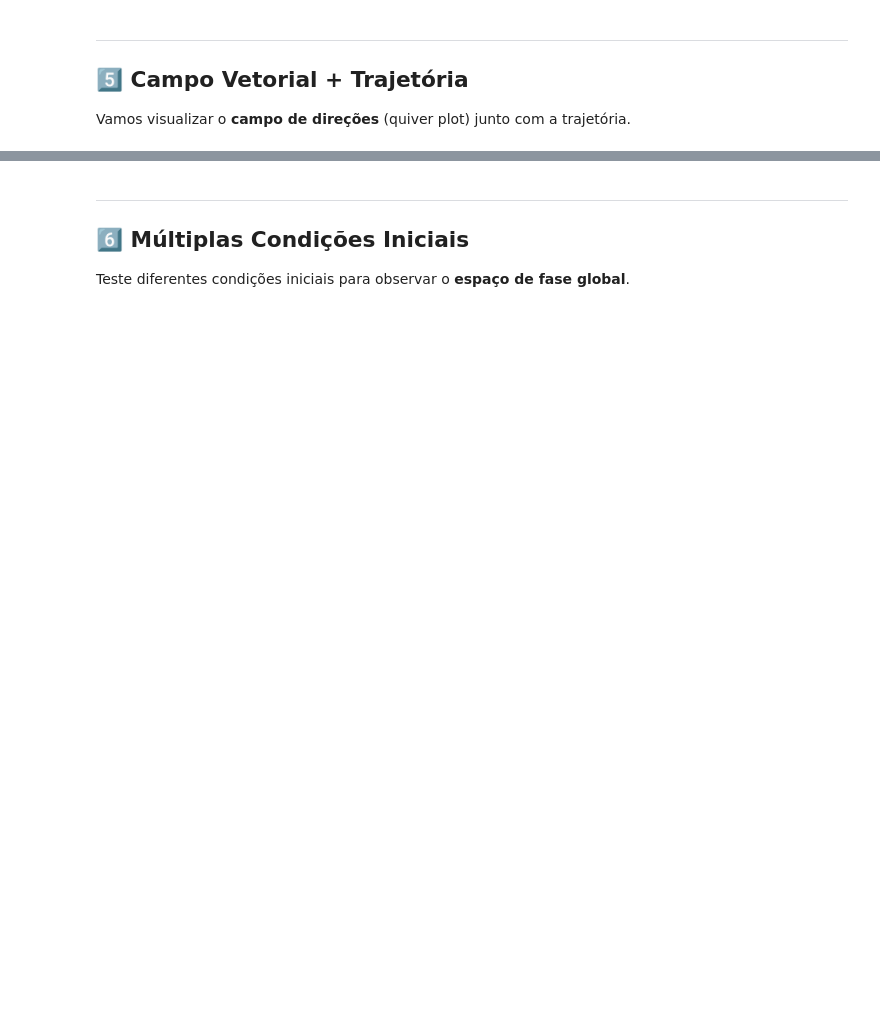
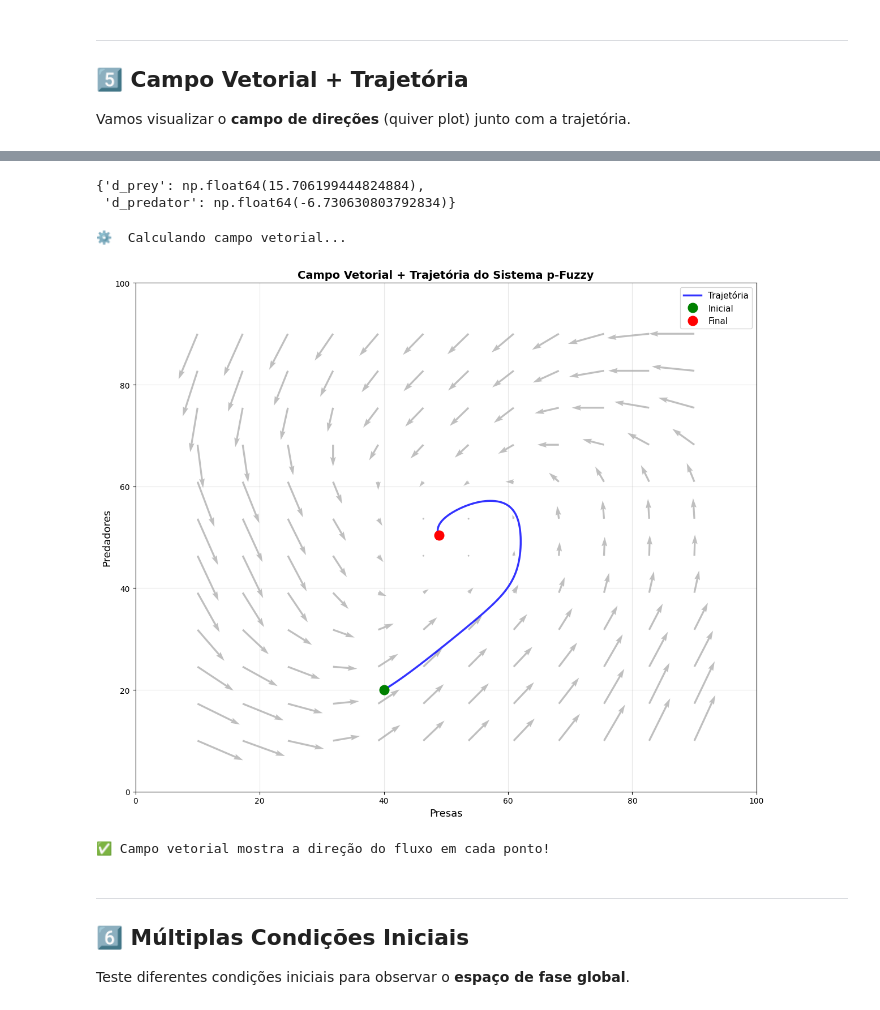
Before and after one commit to 1moi6/pyfuzzy-toolbox, a Jupyter notebook: notebooks_colab/04_dynamics/02_pfuzzy_continuous_predator_prey.ipynb, the cells around one changed output, grey strips where cells are left out. Cells and saved outputs as stored; diff of their text form; code cells hidden in the pictures; blank space fills up the shorter version.

```diff
--- a/notebooks_colab/04_dynamics/02_pfuzzy_continuous_predator_prey.ipynb
+++ b/notebooks_colab/04_dynamics/02_pfuzzy_continuous_predator_prey.ipynb
@@ -161,7 +195,7 @@ print("   3. SE prey=alta E predator=baixa ENTÃO dx₁/dt=crescimento, dx₂/dt
 Usamos `PFuzzyContinuous` com integração numérica **Runge-Kutta 4ª ordem (RK4)** para maior precisão.
 # %%
 # Criar sistema p-fuzzy contínuo
-pfuzzy = fs.dynamic.PFuzzyContinuous(
+pfuzzy = fs.dynamics.PFuzzyContinuous(
     fis=fis,
     mode='absolute',  # dx/dt = f(x)
     state_vars=['prey', 'predator'],
@@ -254,3 +329,8 @@ Vamos visualizar o **campo de direções** (quiver plot) junto com a trajetória
+# %%
+result
+# %% [output]
+{'d_prey': np.float64(15.706199444824884),
+ 'd_predator': np.float64(-6.730630803792834)}
 # %%
 # Criar grade para campo vetorial
 prey_grid = np.linspace(10, 90, 12)
@@ -267,36 +347,40 @@ for i in range(len(prey_grid)):
     for j in range(len(pred_grid)):
         state = {'prey': P[j, i], 'predator': D[j, i]}
         result = fis.evaluate(state)
-        dP[j, i] = result['prey']
-        dD[j, i] = result['predator']
+        dP[j, i] = result['d_prey']
+        dD[j, i] = result['d_predator']
 
 # Plotar
 fig, ax = plt.subplots(figsize=(12, 10))
 
 # Campo vetorial
 ax.quiver(P, D, dP, dD, alpha=0.5, color='gray', width=0.003)
 
 # Trajetória
 ax.plot(trajectory[:, 0], trajectory[:, 1], 'b-', linewidth=2.5,
         label='Trajetória', alpha=0.8)
 ax.plot(trajectory[0, 0], trajectory[0, 1], 'go', markersize=12,
         label='Inicial', zorder=5)
 ax.plot(trajectory[-1, 0], trajectory[-1, 1], 'ro', markersize=12,
         label='Final', zorder=5)
 
 ax.set_xlabel('Presas', fontsize=13)
 ax.set_ylabel('Predadores', fontsize=13)
 ax.set_title('Campo Vetorial + Trajetória do Sistema p-Fuzzy',
              fontsize=14, fontweight='bold')
 ax.legend(fontsize=11)
 ax.grid(True, alpha=0.3)
 ax.set_xlim(0, 100)
 ax.set_ylim(0, 100)
 
 plt.tight_layout()
 plt.show()
 
 print("✅ Campo vetorial mostra a direção do fluxo em cada ponto!")
+# %% [output]
+⚙️  Calculando campo vetorial...
+[figure, added]
+✅ Campo vetorial mostra a direção do fluxo em cada ponto!
 # %% [markdown]
 ---
 
```
Also changed, not shown: parts of 11 cells of this notebook, 3 other files.
